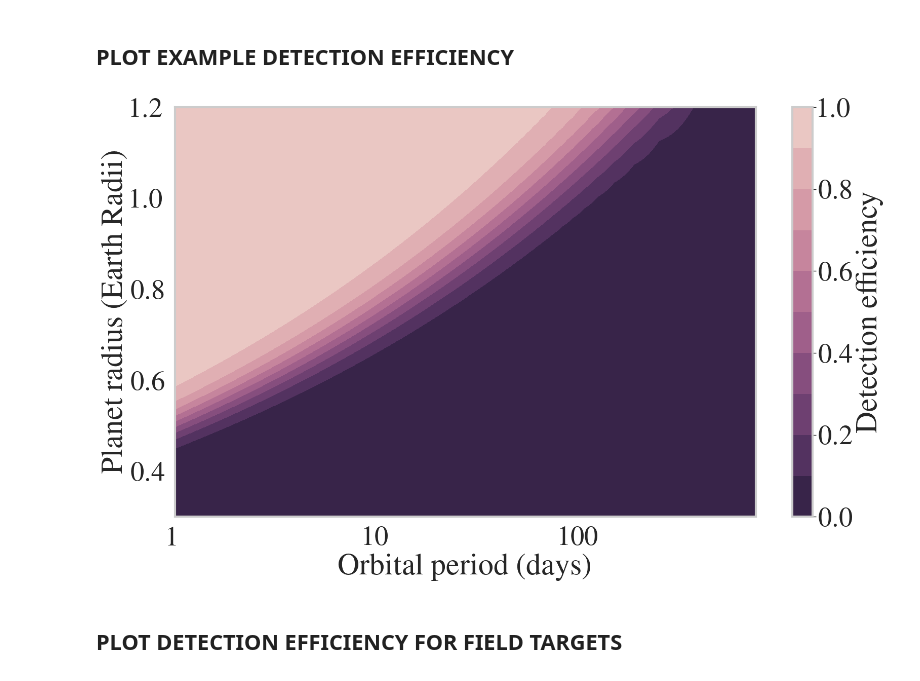
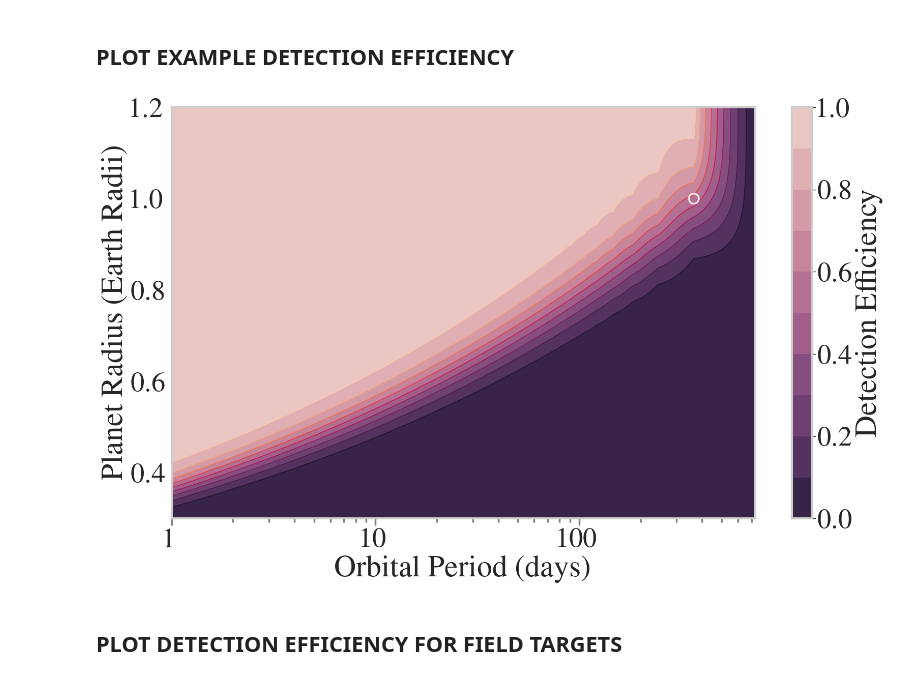
Before and after one commit to ChrisBoettner/plato, a Jupyter notebook: notebooks/05_detection_efficiency.ipynb, the cells around one changed output. Drawn from its saved outputs; the diff is of its cells as text; code cells hidden in the pictures.

Commit message:
started working on the detection eff results

```diff
--- a/notebooks/05_detection_efficiency.ipynb
+++ b/notebooks/05_detection_efficiency.ipynb
@@ -50,35 +64,63 @@ detection_efficiency = data["Detection Efficiency"].values.reshape(n, n)  # type
+# %%
+detection_efficiency = (
+    DetectionModel().detection_efficiency(planet_grid).reshape(n_example, n_example)  # type: ignore
+)
+# %%
+earth_marker = {
+    "x": 365,
+    "y": 1,
+    "s": 200,
+    "linewidth": 2.5,
+    "alpha": 0.8,
+    "facecolors": "none",
+    "edgecolors": "white",
+    "zorder": 1000,
+}
 # %%
-fig, ax = plt.subplots()
-
-contour = ax.contourf(
+fig, ax, cbar = contour_plot(
     porb,
     r_planet,
     detection_efficiency,
-    levels=[0, 0.1, 0.2, 0.3, 0.4, 0.5, 0.6, 0.7, 0.8, 0.9, 1],
-    cmap=get_palette(n_colors=10, as_cmap=True, reverse=True),  # Set the color map
+    contourf_kwargs={
+        "levels": [0, 0.1, 0.2, 0.3, 0.4, 0.5, 0.6, 0.7, 0.8, 0.9, 1],
+        "cmap": get_palette(n_colors=10, as_cmap=True, reverse=True),
+    },
+    contour_kwargs={
+        "levels": [0, 0.1, 0.2, 0.3, 0.4, 0.5, 0.6, 0.7, 0.8, 0.9, 1],
+    },
 )
 
+# adjust ticks
 ax.set_xscale("log")
-
-ax.tick_params(axis="both", which="major", length=10, width=3)
-ax.tick_params(axis="both", which="minor", length=6, width=2)
-
+ax.tick_params(
+    axis="x",
+    which="both",
+    direction="out",
+    bottom=True,
+    left=True,
+    color="grey",
+    width=2.5,
+)
+ax.tick_params(axis="x", which="major", length=10)
+ax.tick_params(axis="x", which="minor", length=6)
 ax.xaxis.set_major_locator(LogLocator())
 ax.xaxis.set_major_formatter(ScalarFormatter())
 
-ax.set_xlabel("Orbital period (days)")
-ax.set_ylabel(r"Planet radius (Earth Radii)")
+ax.set_xlabel("Orbital Period (days)")
+ax.set_ylabel("Planet Radius (Earth Radii)")
 
-# Add colorbar
-cbar = fig.colorbar(contour)
-cbar.set_label("Detection efficiency")
+# add marker for earth
+ax.scatter(**earth_marker)
+
+cbar.set_label("Detection Efficiency")
+
 
 FigureProcessor(fig).save(
-    "detection_efficiency_contour.pdf",
+    "detection_efficiency_example_contour.pdf",
     figure_directory=figure_directory,
     save=save,
 )
 # %% [output]
-[figure, old version]
+[figure, new version]
 # %% [markdown]
 ## PLOT DETECTION EFFICIENCY FOR FIELD TARGETS
```
Also changed, not shown: parts of 13 cells of this notebook, 14 other files.
